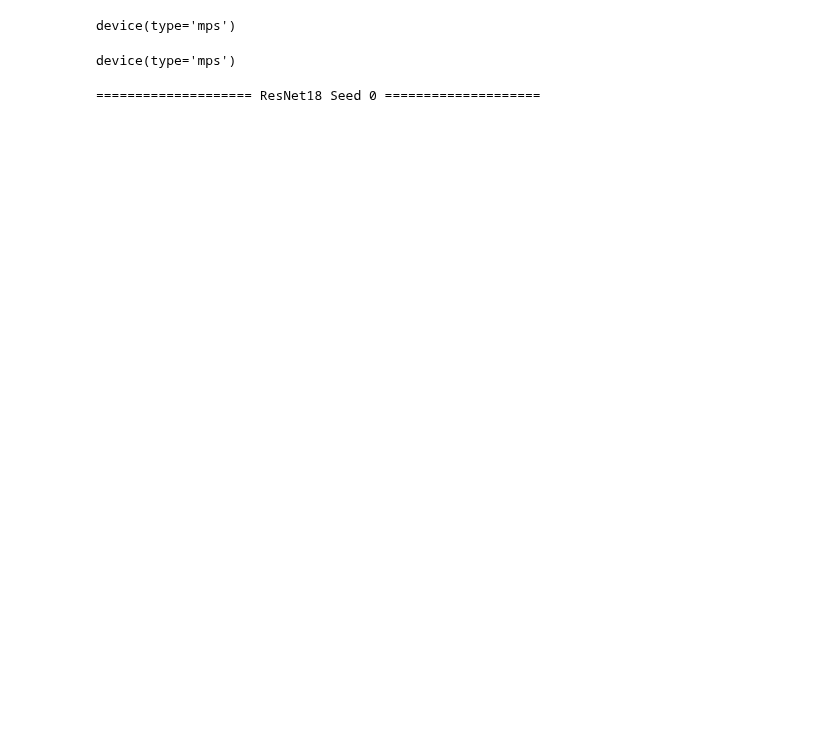
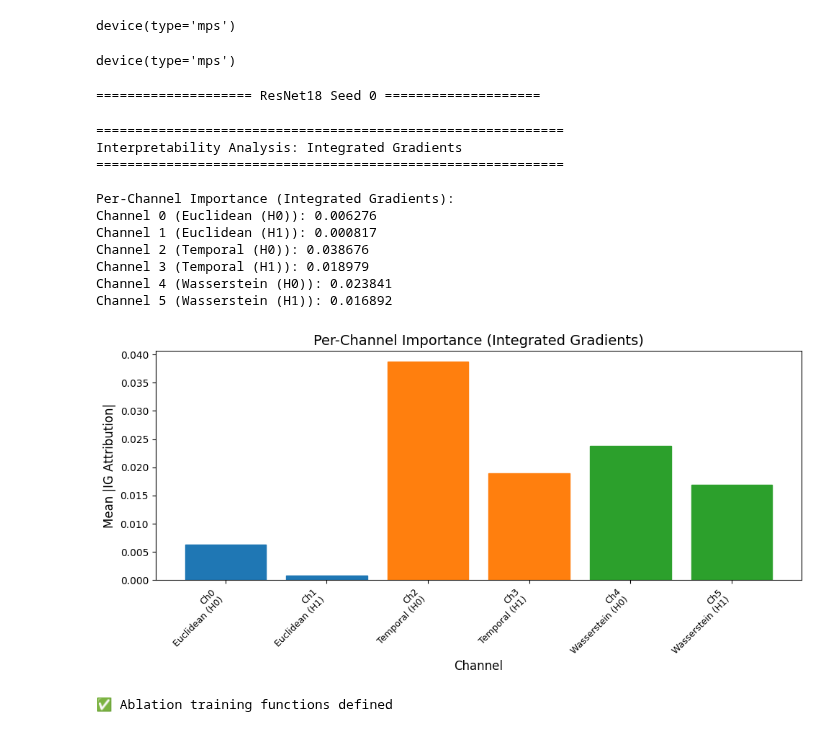
Before and after one commit to michelraskin/simplicialcomplex, a Jupyter notebook: paper_notebook.ipynb, the cells around one changed output. Drawn from its saved outputs; the diff is of its cells as text; code cells hidden in the pictures; blank space fills up the shorter version.

```diff
--- a/paper_notebook.ipynb
+++ b/paper_notebook.ipynb
@@ -2715,35 +2765,48 @@ def compute_channel_importance_ig(model, test_loader, device, save_dir="attr_sum
                rotation=45, ha='right', fontsize=9)
 
     # Color bars by metric type
     colors = ['#1f77b4', '#1f77b4', '#ff7f0e', '#ff7f0e', '#2ca02c', '#2ca02c']
     for bar, color in zip(bars, colors):
         bar.set_color(color)
 
     plt.tight_layout()
     plt.savefig(save_dir / "channel_importance_ig.png", dpi=300, bbox_inches='tight')
     plt.show()
 
     np.save(save_dir / "per_channel_scores_ig.npy", per_channel_scores)
     return per_channel_scores
 
 test_dataset_topo  = TensorDataset(
     X_test2_tensor,
     y_test_tensor
 )
 
 test_loader_topo = DataLoader(
     test_dataset_topo,
     batch_size=256,
     shuffle=False
 )
 
-model_topo = TopologicalCNN().to(device)
+model_topo = PIMLP(in_shape=(6,32,32), num_classes=6, hidden=(512, 256,64,64)).to(device)
 # Run IG analysis on topological
 print("\n" + "="*60)
 print("Interpretability Analysis: Integrated Gradients")
 print("="*60)
-model_topo.load_state_dict(torch.load("best_model_topo_seed0.pth"))
+model_topo.load_state_dict(torch.load("best_pi_mlp_seed4.pth"))
 channel_scores_ig = compute_channel_importance_ig(model_topo, test_loader_topo, device)
+# %% [output]
+============================================================
+Interpretability Analysis: Integrated Gradients
+============================================================
+
+Per-Channel Importance (Integrated Gradients):
+Channel 0 (Euclidean (H0)): 0.006276
+Channel 1 (Euclidean (H1)): 0.000817
+Channel 2 (Temporal (H0)): 0.038676
+Channel 3 (Temporal (H1)): 0.018979
+Channel 4 (Wasserstein (H0)): 0.023841
+Channel 5 (Wasserstein (H1)): 0.016892
+[figure, added]
 # %%
 # Occlusion analysis per channel
 def compute_channel_importance_occlusion(model, test_loader, device,
@@ -2932,7 +2995,7 @@ def train_ablation_model(X_train, X_val, X_test, y_train, y_val, y_test,
     val_loader = DataLoader(val_dataset, batch_size=256)
     test_loader = DataLoader(test_dataset, batch_size=256)
 
-    model = FlexibleTopologicalCNN(num_channels=len(channel_indices)).to(device)
+    model = PIMLP(in_shape=(len(channel_indices),32,32), num_classes=6, hidden=(512, 256,64,64)).to(device)#(num_channels=len(channel_indices)).to(device)
     criterion = nn.CrossEntropyLoss()
     optimizer = optim.Adam(model.parameters(), lr=lr)
 
@@ -3006,6 +3069,8 @@ def train_ablation_model(X_train, X_val, X_test, y_train, y_val, y_test,
 
 
 print("✅ Ablation training functions defined")
+# %% [output]
+✅ Ablation training functions defined
 # %%
 from tqdm import tqdm
 # Run ablation experiments
```
Also changed, not shown: parts of 24 cells of this notebook.
